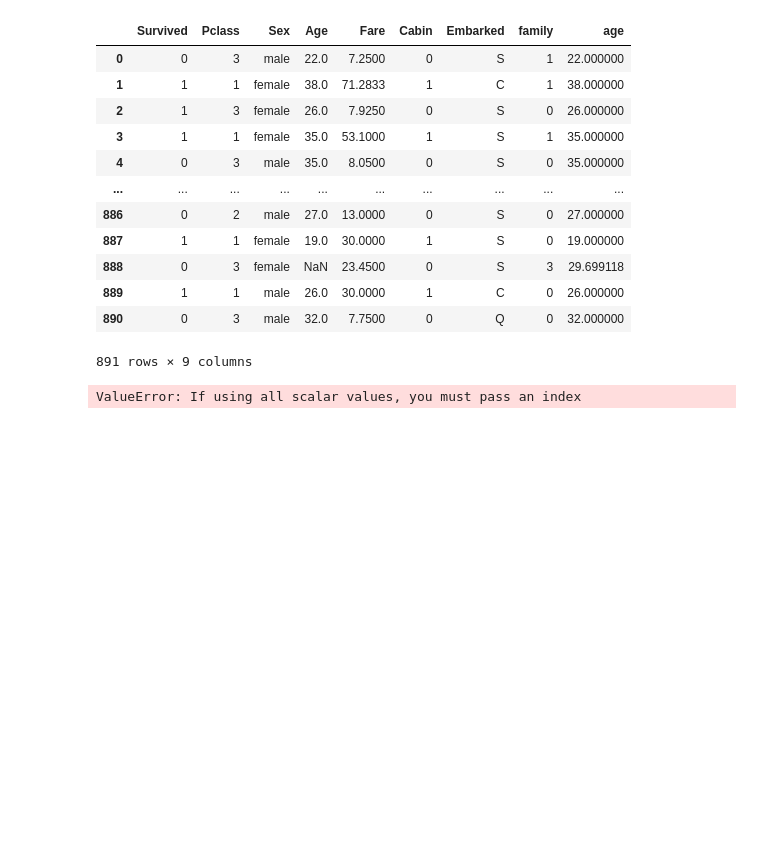
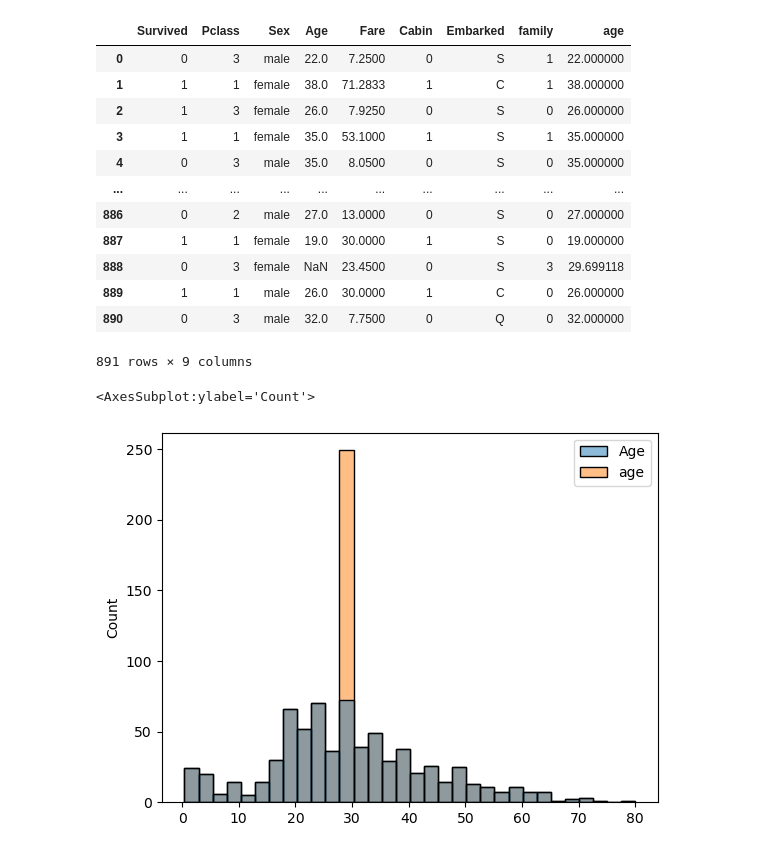
Before and after one commit to AkshayDawkhar/titanic, a Jupyter notebook: train.ipynb, the cells around one changed output. Cells and saved outputs as stored; diff of their text form; code cells hidden in the pictures; blank space fills up the shorter version.

```diff
--- a/train.ipynb
+++ b/train.ipynb
@@ -158,6 +158,7 @@ df
 | 890 | 0 | 3 | male | 32.0 | 7.7500 | 0 | Q | 0 | 32.000000 |
 891 rows × 9 columns
 # %%
-sea.scatterplot(df)
+sea.histplot(data=df[['Age','age']])
 # %% [output]
-ValueError: If using all scalar values, you must pass an index
+<AxesSubplot:ylabel='Count'>
+[figure, added]
```
Also changed, not shown: parts of 4 cells of this notebook.
